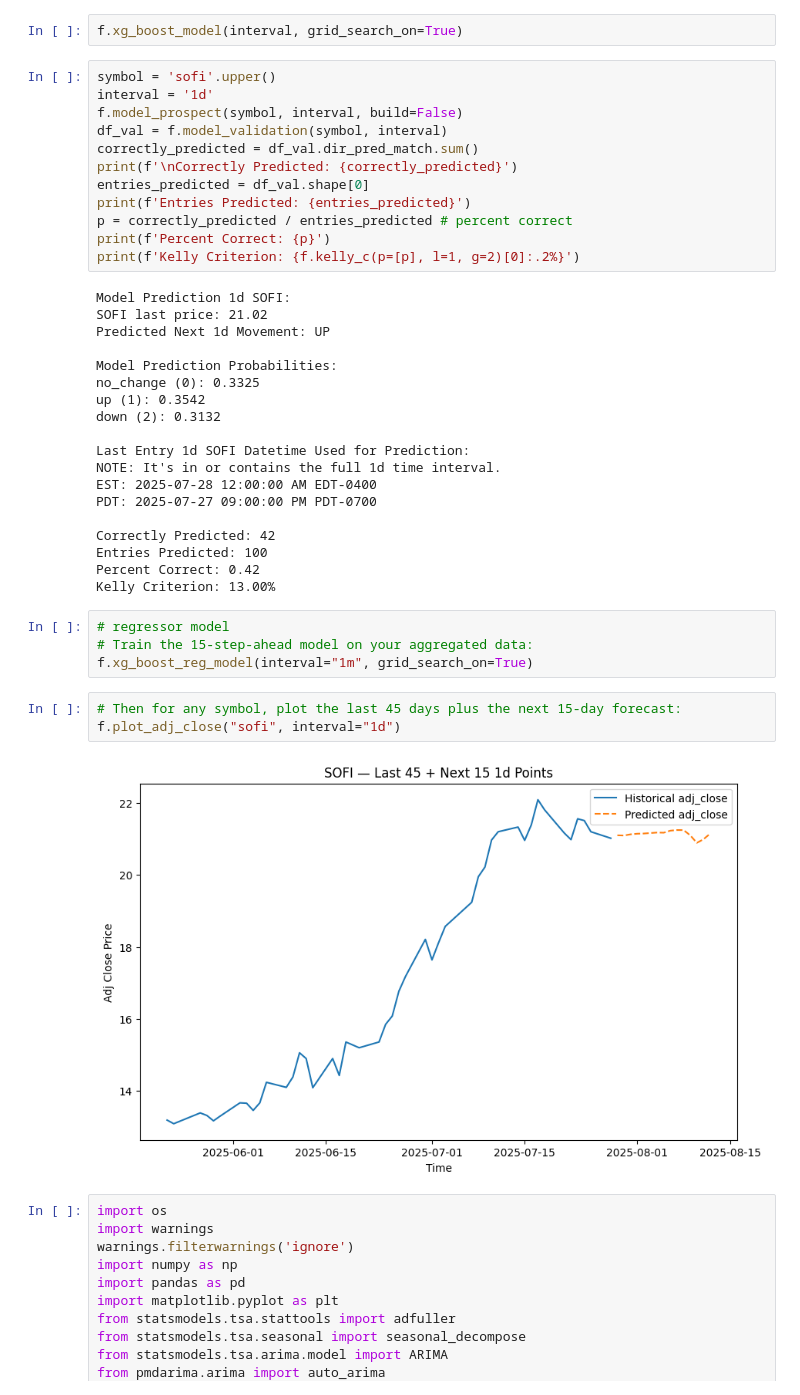
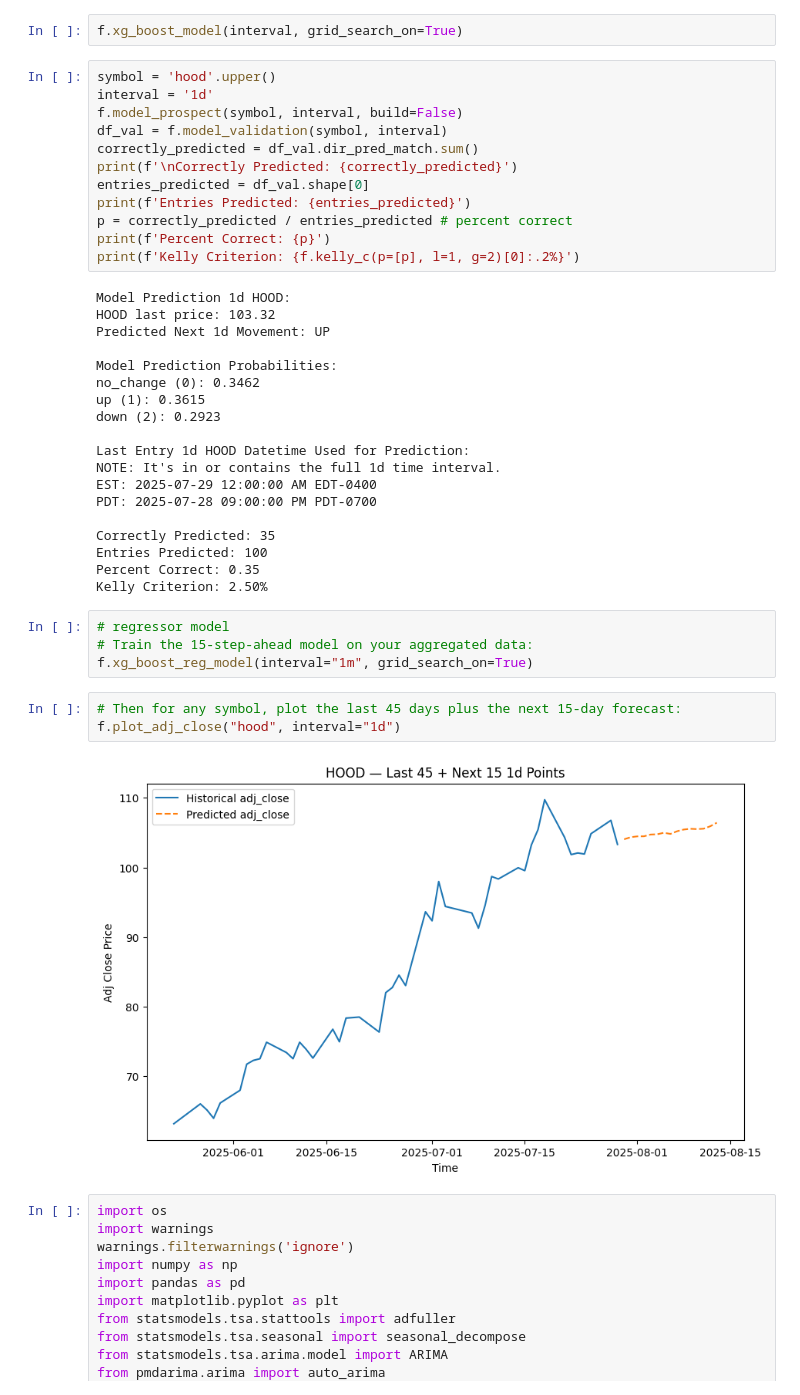
Before and after one commit to yuchild/stock_production_agg, a Jupyter notebook: validations.ipynb, the cells around one changed output. Cells and saved outputs as stored; diff of their text form.

```diff
--- a/validations.ipynb
+++ b/validations.ipynb
@@ -33,7 +33,7 @@ f.make_master_table(stock_set, interval)
 # %%
 f.xg_boost_model(interval, grid_search_on=True)
 # %%
-symbol = 'sofi'.upper()
+symbol = 'hood'.upper()
 interval = '1d'
 f.model_prospect(symbol, interval, build=False)
 df_val = f.model_validation(symbol, interval)
@@ -45,33 +45,33 @@ p = correctly_predicted / entries_predicted # percent correct
 print(f'Percent Correct: {p}')
 print(f'Kelly Criterion: {f.kelly_c(p=[p], l=1, g=2)[0]:.2%}')
 # %% [output]
-Model Prediction 1d SOFI:
-SOFI last price: 21.02
+Model Prediction 1d HOOD:
+HOOD last price: 103.32
 Predicted Next 1d Movement: UP
 
 Model Prediction Probabilities:
-no_change (0): 0.3325
-up (1): 0.3542
-down (2): 0.3132
+no_change (0): 0.3462
+up (1): 0.3615
+down (2): 0.2923
 
-Last Entry 1d SOFI Datetime Used for Prediction:
+Last Entry 1d HOOD Datetime Used for Prediction:
 NOTE: It's in or contains the full 1d time interval.
-EST: 2025-07-28 12:00:00 AM EDT-0400
-PDT: 2025-07-27 09:00:00 PM PDT-0700
+EST: 2025-07-29 12:00:00 AM EDT-0400
+PDT: 2025-07-28 09:00:00 PM PDT-0700
 
-Correctly Predicted: 42
+Correctly Predicted: 35
 Entries Predicted: 100
-Percent Correct: 0.42
-Kelly Criterion: 13.00%
+Percent Correct: 0.35
+Kelly Criterion: 2.50%
 # %%
 # regressor model
 # Train the 15-step-ahead model on your aggregated data:
 f.xg_boost_reg_model(interval="1m", grid_search_on=True)
 # %%
 # Then for any symbol, plot the last 45 days plus the next 15-day forecast:
-f.plot_adj_close("sofi", interval="1d")
+f.plot_adj_close("hood", interval="1d")
 # %% [output]
-[figure, old version]
+[figure, new version]
 # %%
 import os
 import warnings
```
Also changed, not shown: parts of 1 cell of this notebook, 3 other files.
